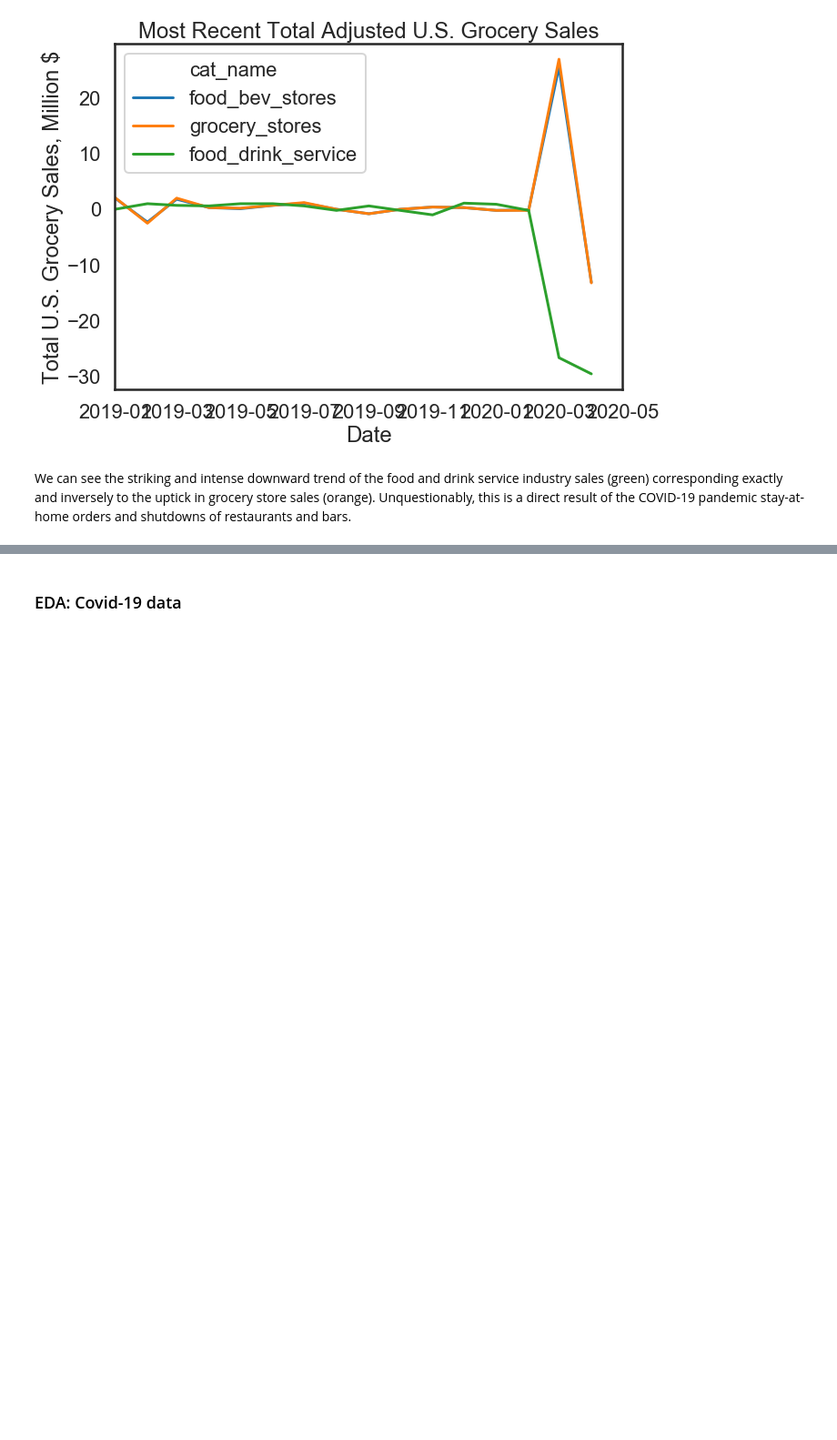
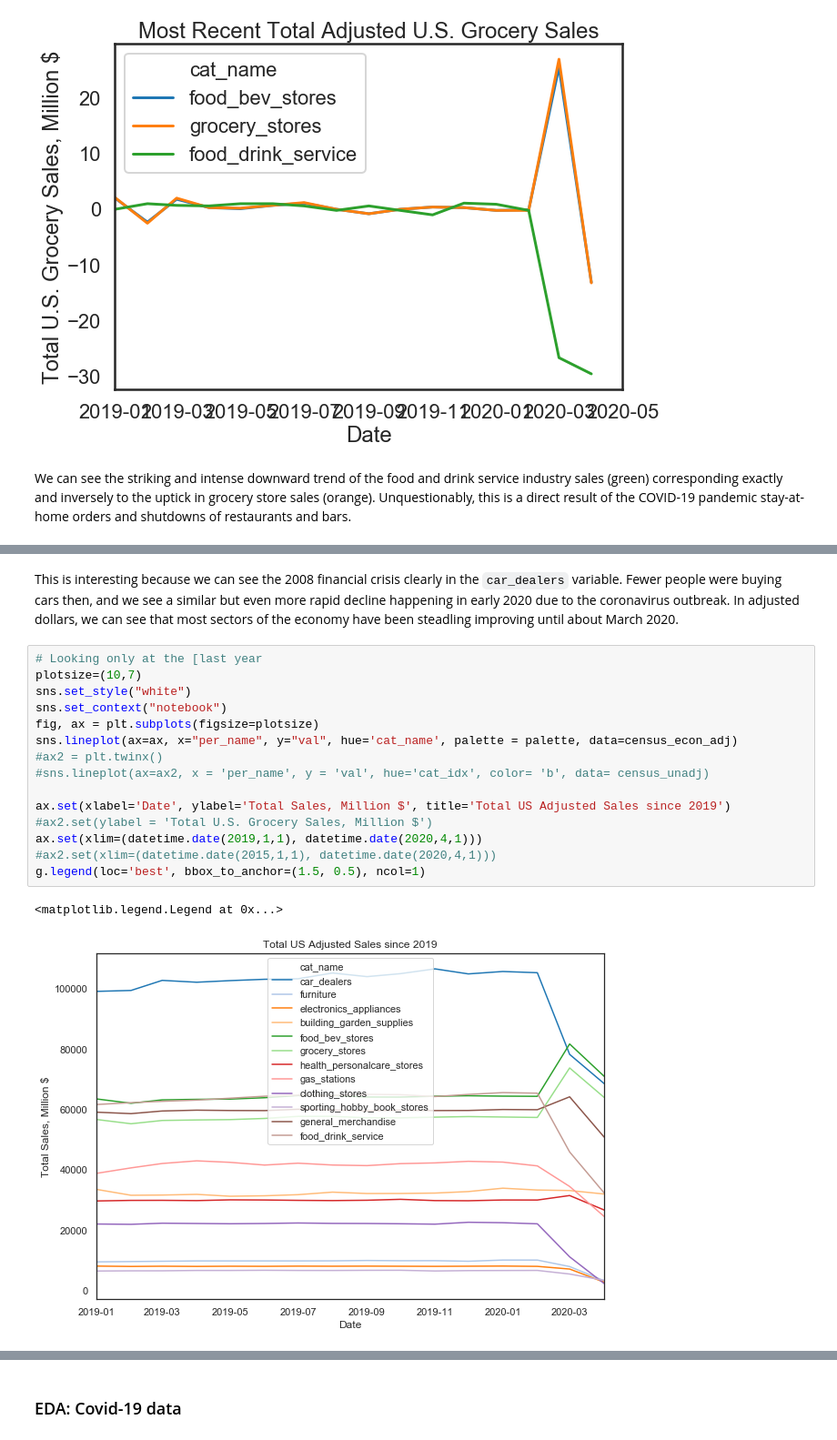
Before and after one commit to kdebrota/Independent_Study, a Jupyter notebook: notebooks/Food in the Time of Coronavirus - 1.2.ipynb, the cells around one changed output, grey strips where cells are left out. Shown at 91% size. Saved outputs shown, nothing was run; the diff lists cells and outputs as text; blank space fills up the shorter version.

```diff
--- a/notebooks/Food in the Time of Coronavirus - 1.2.ipynb
+++ b/notebooks/Food in the Time of Coronavirus - 1.2.ipynb
@@ -339,0 +397,20 @@ We can see the striking and intense downward trend of the food and drink service
+# %% [markdown]
+This is interesting because we can see the 2008 financial crisis clearly in the `car_dealers` variable. Fewer people were buying cars then, and we see a similar but even more rapid decline happening in early 2020 due to the coronavirus outbreak. In adjusted dollars, we can see that most sectors of the economy have been steadling improving until about March 2020.
+# %%
+# Looking only at the [last year
+plotsize=(10,7)
+sns.set_style("white")
+sns.set_context("notebook")
+fig, ax = plt.subplots(figsize=plotsize)
+sns.lineplot(ax=ax, x="per_name", y="val", hue='cat_name', palette = palette, data=census_econ_adj)
+#ax2 = plt.twinx()
+#sns.lineplot(ax=ax2, x = 'per_name', y = 'val', hue='cat_idx', color= 'b', data= census_unadj)
+
+ax.set(xlabel='Date', ylabel='Total Sales, Million $', title='Total US Adjusted Sales since 2019')
+#ax2.set(ylabel = 'Total U.S. Grocery Sales, Million $')
+ax.set(xlim=(datetime.date(2019,1,1), datetime.date(2020,4,1)))
+#ax2.set(xlim=(datetime.date(2015,1,1), datetime.date(2020,4,1)))
+g.legend(loc='best', bbox_to_anchor=(1.5, 0.5), ncol=1)
+# %% [output]
+<matplotlib.legend.Legend at 0x...>
+[figure, added]
```
Also changed, not shown: parts of 16 cells of this notebook, 18 other files.
